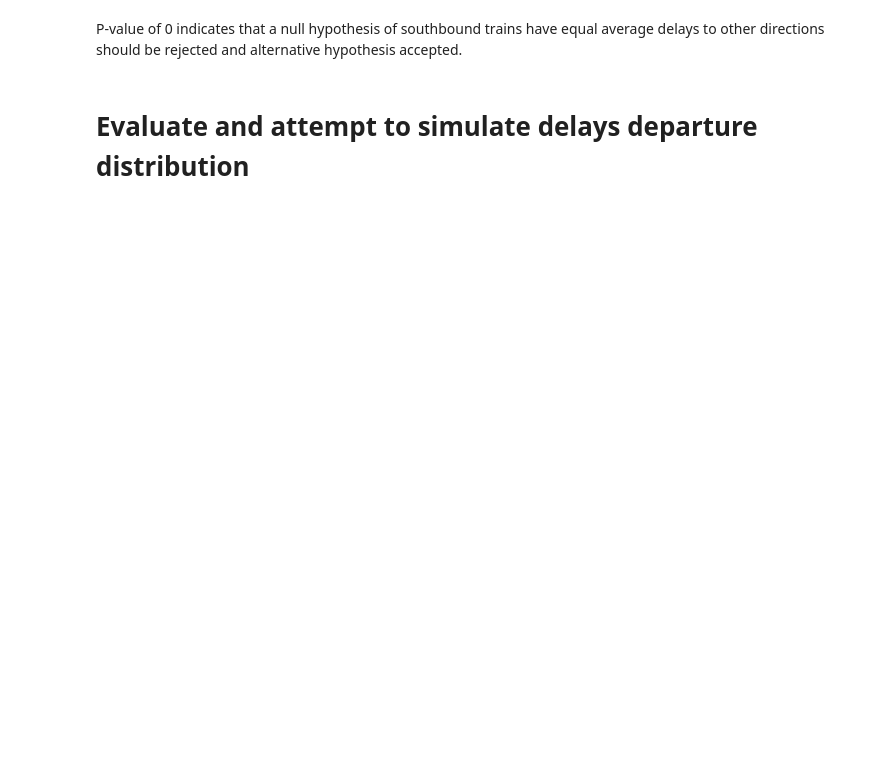
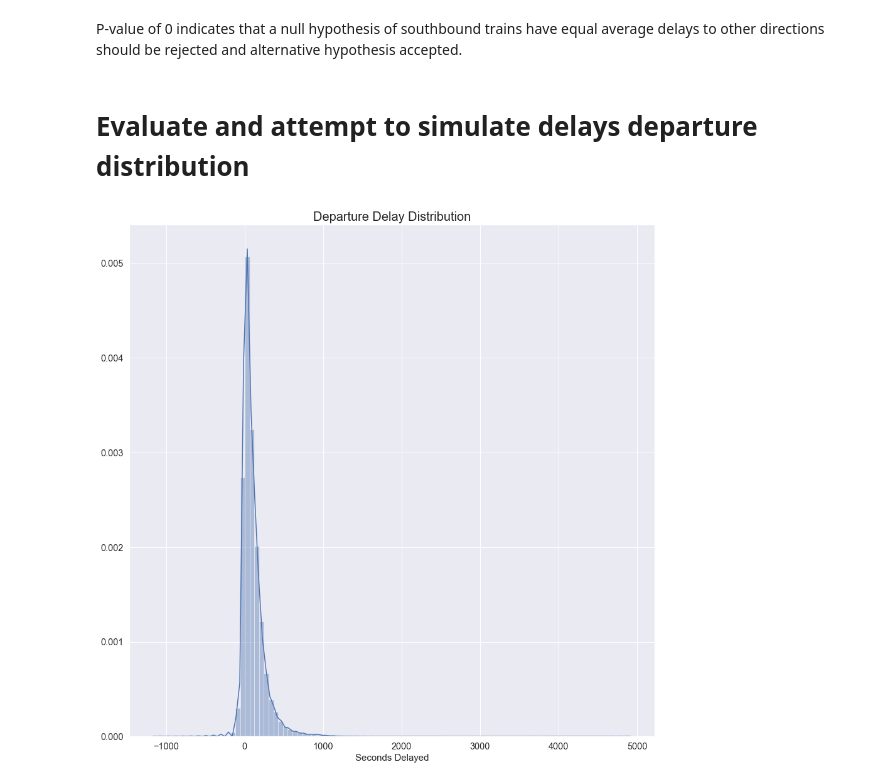
Before and after one commit to jasonsum/Springboard, a Jupyter notebook: RTD_capstone1/statistical_analysis.ipynb, the cells around one changed output. Cells and saved outputs as stored; diff of their text form; code cells hidden in the pictures; blank space fills up the shorter version.

```diff
--- a/RTD_capstone1/statistical_analysis.ipynb
+++ b/RTD_capstone1/statistical_analysis.ipynb
@@ -154,12 +166,15 @@ P-value of 0 indicates that a null hypothesis of southbound trains have equal av
 # %%
 # Evaluate distribution of delays. Could the distribution be exponential and defined by an alpha and beta?
 plt.figure(figsize=(15,15))
 sns.distplot(trains['DEPARTURE_DELAY'],
             bins = 100,
             hist=True,
             norm_hist=True)
 plt.xlabel('Seconds Delayed')
+plt.title('Departure Delay Distribution')
 plt.show()
+# %% [output]
+[figure, added]
 # %%
 delays = trains['DEPARTURE_DELAY'].loc[trains['END_OF_LINE']==1]
 n_delays = len(delays)
```
Also changed, not shown: parts of 8 cells of this notebook, 4 other files.
